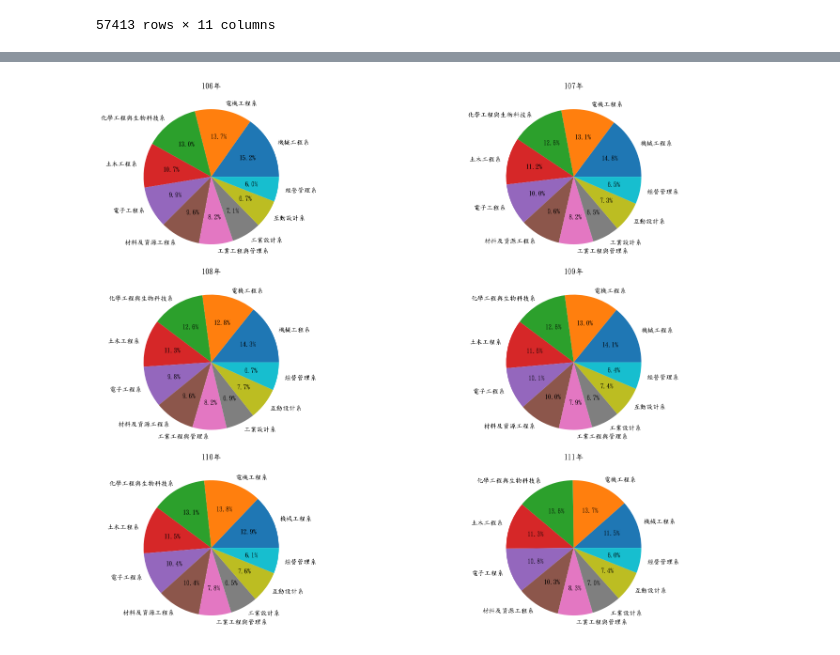
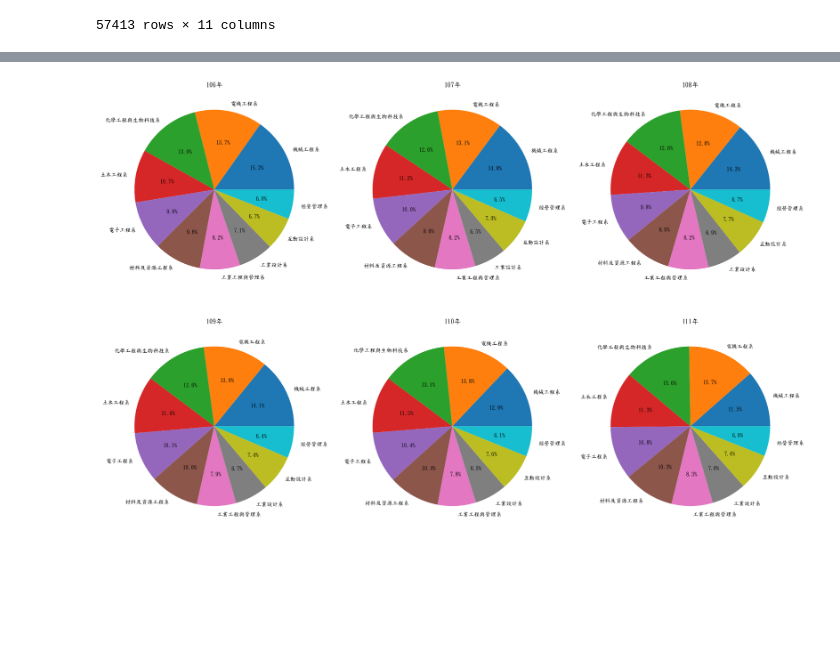
Before and after one commit to rsktbob/-, a Jupyter notebook: Data_Programing_Project.ipynb, the cells around one changed output, grey strips where cells are left out. Drawn from its saved outputs; the diff is of its cells as text; code cells hidden in the pictures; blank space fills up the shorter version.

```diff
--- a/Data_Programing_Project.ipynb
+++ b/Data_Programing_Project.ipynb
@@ -240,14 +155,0 @@ plt.show()
-# %%
-import matplotlib.pyplot as plt
-
-for i in range(1, 7):
-    plt.figure(figsize=(20, 10))
-    plt.xlim(min(years) - 0.2, max(years) + 0.8)
-    for key, values in student_dict.items():
-        plt.plot(years, values[:i]+[np.nan]*(6-i), label=key)
-    plt.rcParams['font.sans-serif'] = ['DFKai-SB']
-    plt.legend(loc='upper right')
-    plt.xlabel('學年度')
-    plt.ylabel('人數')
-    plt.savefig(f'{i}.png')
-    plt.close()
@@ -268,33 +193,20 @@ display(Image(filename='mygif.gif'))
 # %%
 import matplotlib.pyplot as plt
 
 years = [106, 107, 108, 109, 110, 111]
 
 plt.figure(figsize=(18, 12))
 
+# 繪製圓餅圖
+for i, year in enumerate(years):
+    data = [values[i] for values in major_disciplines_annual_change.values()]
+    labels = major_disciplines_annual_change.keys()
+    plt.subplot(2, 3, i+1)  # 在 2x3 的網格中指定子圖位置
+    plt.pie(data, labels=labels, autopct='%1.1f%%')  # 繪製圓餅圖
+    plt.title(f'{year}年')  # 設定子圖標題
 
-for i, year in enumerate(years[:2]):
-    data = [values[i] for values in student_dict.values()]
-    plt.subplot(3, 2, i+1)
-    plt.pie(data, labels=student_dict.keys(), autopct='%1.1f%%')
-    plt.title(f'{year}年')
-
-for i, year in enumerate(years[2:4]):
-    data = [values[i+2] for values in student_dict.values()]
-    labels = student_dict.keys()
-    plt.subplot(3, 2, i+3)
-    plt.pie(data, labels=labels, autopct='%1.1f%%')
-    plt.title(f'{year}年')
-
-for i, year in enumerate(years[4:]):
-    data = [values[i+4] for values in student_dict.values()]
-    labels = student_dict.keys()
-    plt.subplot(3, 2, i+5)
-    plt.pie(data, labels=labels, autopct='%1.1f%%')
-    plt.title(f'{year}年')
-
-plt.tight_layout()
+plt.tight_layout()  # 調整子圖之間的間距
 
 plt.show()
 # %% [output]
-[figure, old version]
+[figure, new version]
```
Also changed, not shown: parts of 12 cells of this notebook, 11 other files.
